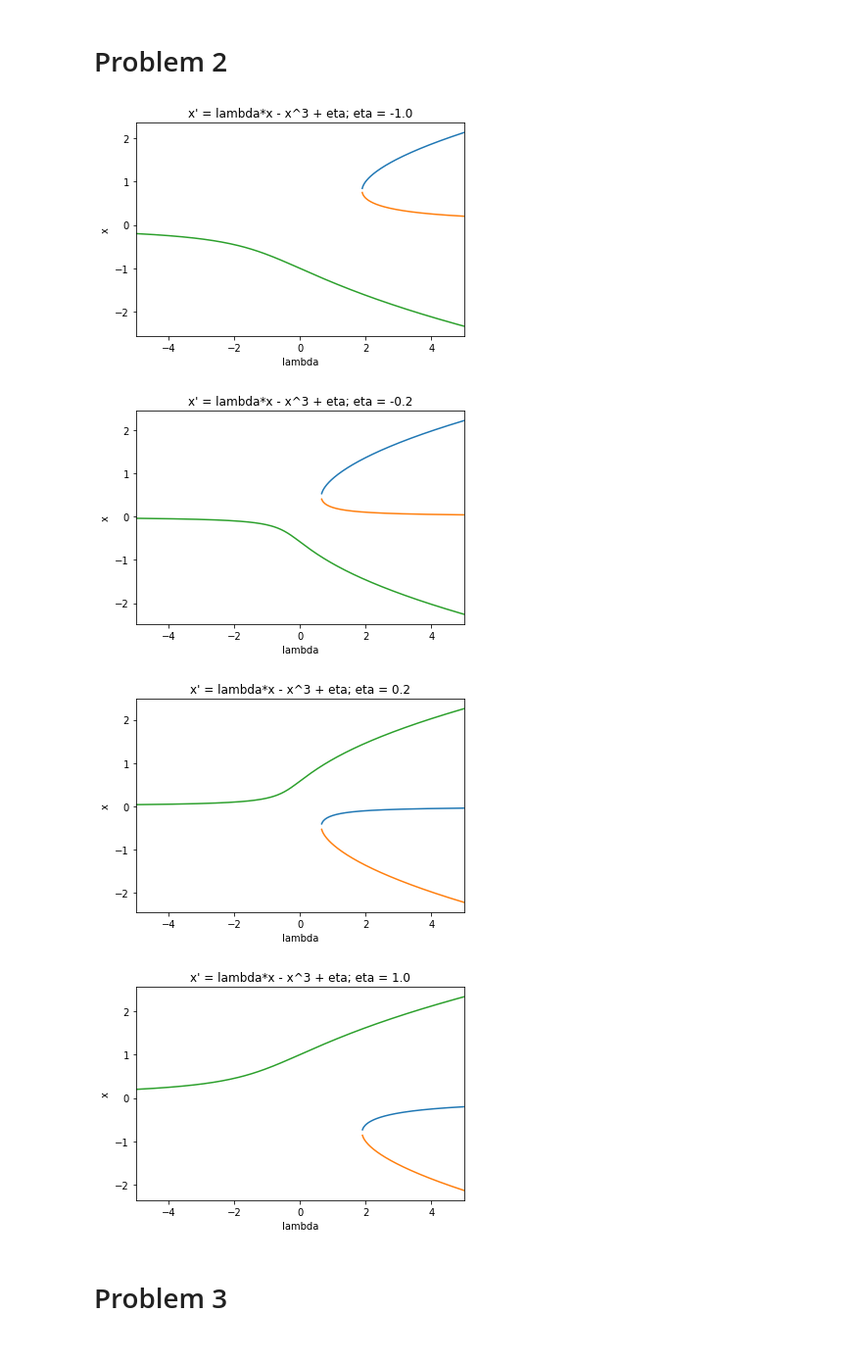
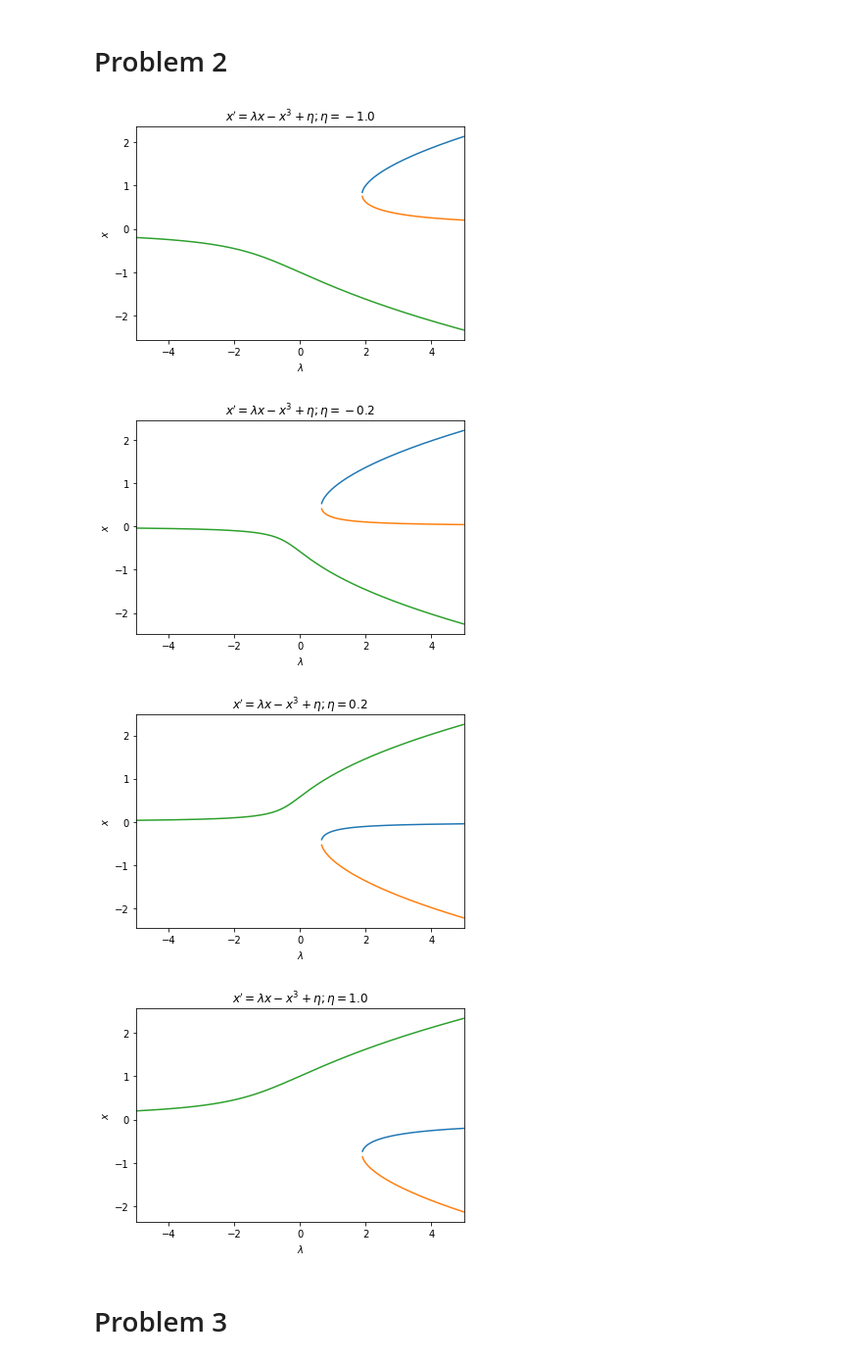
Before and after one commit to mattschaelling/acme_vol4, a Jupyter notebook: Hysteresis/hysteresis.ipynb, the cells around one changed output. Shown: that part at 98% size. Saved outputs shown, nothing was run; the diff lists cells and outputs as text; code cells hidden in the pictures.

```diff
--- a/Hysteresis/hysteresis.ipynb
+++ b/Hysteresis/hysteresis.ipynb
@@ -36,9 +36,11 @@ C3, X3 = EmbeddingAlg(np.linspace(-5, 5, 200), 0, F)
 plt.plot(C1, X1)
 plt.plot(C2, X2)
 plt.plot(C3, X3)
-plt.xlabel('lambda')
-plt.ylabel('x')
-plt.title(r"x' = lambda*x - x^3")
+plt.rc('text', usetex = True)
+plt.xlabel(r'$\lambda$')
+plt.ylabel(r'$x$')
+plt.title(r"$x' = \lambda x - x^3$")
+plt.rc('text', usetex = False)
 plt.xlim(-5,5)
 plt.show()
 # %% [output]
@@ -59,40 +61,44 @@ def EmbeddingAlg(param_list, guess, F):
             # If Newton's method fails, return a truncated list of parameters
             # with the corresponding x values.
             return param_list[:len(X)], X
     # Return the list of parameters and the corresponding x values.
     return param_list, np.array(X)
 
 starting_vals = [[np.sqrt(5), 0, 0],[np.sqrt(5), 0, 0],[0,-np.sqrt(5),0],[0, -np.sqrt(5), 0]]
 i = 0
 
+
 for eta in [-1., -.2, .2, 1.]:
     def F(x, lmbda):
         return x*lmbda - x**3 + eta
     if i==0 or i==4:
         a = 1.8
     else:
         a = .5
     # Top curve shown in the bifurcation diagram
     C1, X1 = EmbeddingAlg(np.linspace(a, 5, 200)[::-1], starting_vals[i][0], F)
     # The bottom curve
     C2, X2 = EmbeddingAlg(np.linspace(a, 5, 200)[::-1], starting_vals[i][1], F)
     # The middle curve
     C3, X3 = EmbeddingAlg(np.linspace(-5, 5, 200), starting_vals[i][2], F)
     i += 1
 
     plt.plot(C1, X1)
     plt.plot(C2, X2)
     plt.plot(C3, X3)
-    plt.xlabel('lambda')
-    plt.ylabel('x')
-    plt.title(r"x' = lambda*x - x^3 + eta; eta = {}".format(eta))
+    plt.rc('text', usetex=True)
+    plt.xlabel(r'$\lambda$')
+    plt.ylabel(r'$x$')
+    plt.title(r"$x' = \lambda x - x^3 + \eta; \eta = {}$".format(eta))
+    # plt.subtitle('eta = {}')
+    plt.rc('text', usetex=False)
     plt.xlim(-5,5)
     plt.show()
 # %% [output]
-[figure, old version]
+[figure, new version]
-[figure, old version]
+[figure, new version]
-[figure, old version]
+[figure, new version]
-[figure, old version]
+[figure, new version]
 # %% [markdown]
 # Problem 3
 # %%
```
Also changed, not shown: parts of 3 cells of this notebook.
